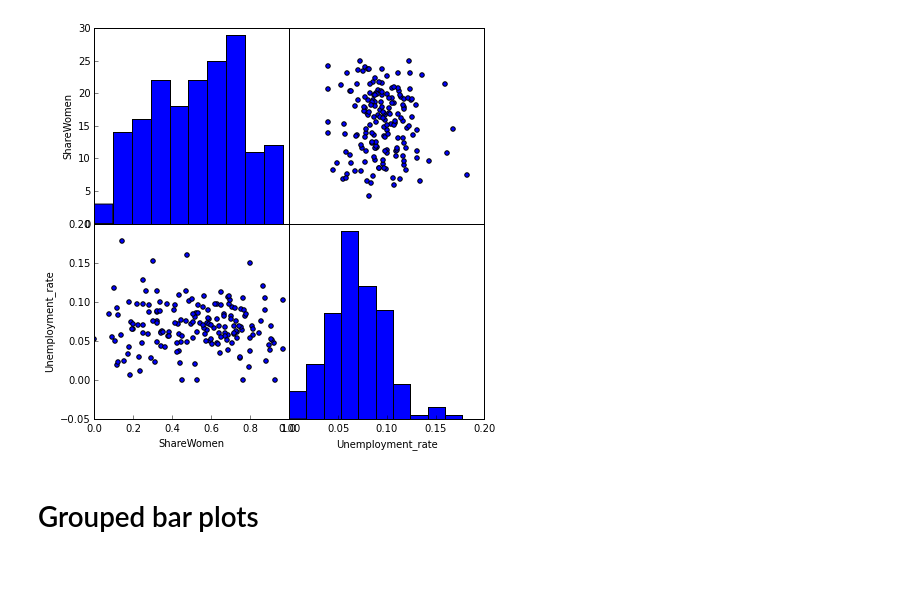
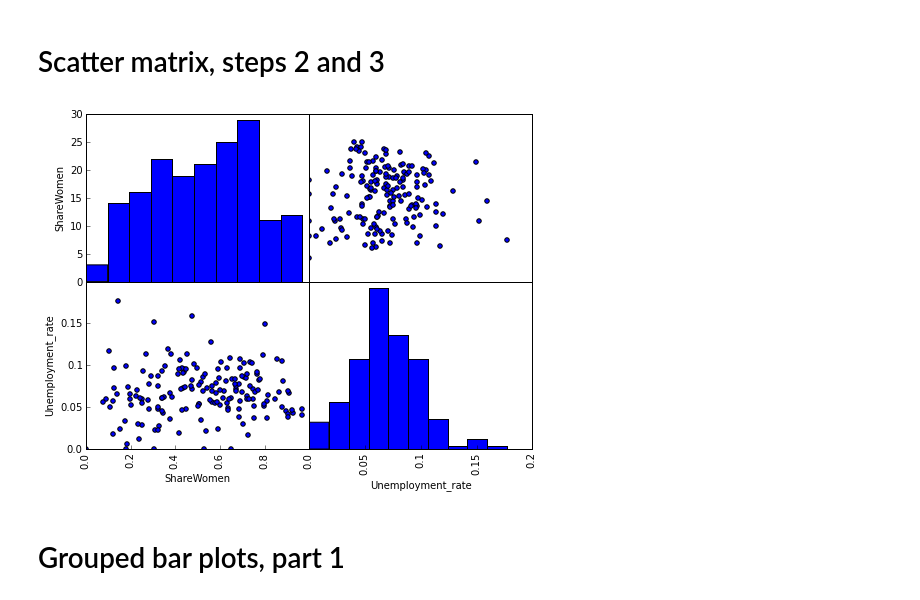
Before and after one commit to dataquestio/solutions, a Jupyter notebook: Mission103Solutions.ipynb, the cells around one changed output. Cells and saved outputs as stored; diff of their text form; code cells hidden in the pictures; blank space fills up the shorter version.

```diff
--- a/Mission103Solutions.ipynb
+++ b/Mission103Solutions.ipynb
@@ -90,3 +16,0 @@ recent_grads.head(5)
-# %%
-# Drop any rows with `NaN` in place.
-recent_grads.dropna(inplace=True)
@@ -92,0 +39,5 @@ recent_grads.dropna(inplace=True)
+# %%
+print(recent_grads.shape[0])
+print(recent_grads.dropna().shape[0])
+
+recent_grads = recent_grads.dropna()
@@ -93,41 +82,56 @@ recent_grads.dropna(inplace=True)
+# %% [markdown]
+# Scatter matrix, steps 2 and 3
 # %%
-fig_rg = plt.figure(figsize=(7,7))
+# First, we need to create a Figure instance and create 4 axes, corresponding to each subplot.
+fig_rg = plt.figure(figsize=(8,6))
 ax1_rg = fig_rg.add_subplot(2,2,1)
 ax2_rg = fig_rg.add_subplot(2,2,2)
 ax3_rg = fig_rg.add_subplot(2,2,3)
 ax4_rg = fig_rg.add_subplot(2,2,4)
 
 # Top left plot
 ax1_rg.hist(recent_grads["ShareWomen"])
+# Top right plot
+ax2_rg.scatter(recent_grads["Unemployment_rate"], recent_grads["ShareWomen"])
+# Bottom left plot
+ax3_rg.scatter(recent_grads["ShareWomen"], recent_grads["Unemployment_rate"])
+# Bottom right plot
+ax4_rg.hist(recent_grads["Unemployment_rate"])
+
+# Top left plot
 ax1_rg.set_ylabel("ShareWomen")
 ax1_rg.get_xaxis().tick_top()
 ax1_rg.get_xaxis().set_visible(False)
 ax1_rg.get_yaxis().tick_left()
+ax1_rg.set_ylim(0,30)
+ax1_rg.set_yticklabels([0, 5, 10, 15, 20, 25, 30])
 
 # Top right plot
-ax2_rg.scatter(recent_grads["Unemployment_rate"], recent_grads["ShareWomen"])
 ax2_rg.get_yaxis().set_visible(False)
 ax2_rg.get_xaxis().set_visible(False)
+ax2_rg.set_xlim(0.0, 0.20)
 
 # Bottom left plot
-ax3_rg.scatter(recent_grads["ShareWomen"], recent_grads["Unemployment_rate"])
-ax3_rg.set_xlim(0.0, 1.0)
 ax3_rg.set_xlabel("ShareWomen")
 ax3_rg.set_ylabel("Unemployment_rate")
 ax3_rg.get_xaxis().tick_bottom()
 ax3_rg.get_yaxis().tick_left()
+ax3_rg.set_ylim(0.00, 0.20)
+ax3_rg.set_yticklabels([0.00, 0.05, 0.10, 0.15])
+ax3_rg.set_xlim(0.0, 1.0)
+ax3_rg.set_xticklabels([0.0, 0.2, 0.4, 0.6, 0.8], rotation=90)
 
 # Bottom right plot
-ax4_rg.hist(recent_grads["Unemployment_rate"])
 ax4_rg.set_xlabel("Unemployment_rate")
 ax4_rg.get_yaxis().set_visible(False)
 ax4_rg.get_xaxis().tick_bottom()
 ax4_rg.set_xlim(0.0, 0.20)
+ax4_rg.set_xticklabels([0.00, 0.05, 0.10, 0.15, 0.20], rotation=90)
 
 # Remove space between sub plots.
 plt.subplots_adjust(wspace=0, hspace=0)
 plt.show()
 # %% [output]
-[figure, old version]
+[figure, new version]
 # %% [markdown]
-# Grouped bar plots
+# Grouped bar plots, part 1
```
Also changed, not shown: parts of 21 cells of this notebook.
